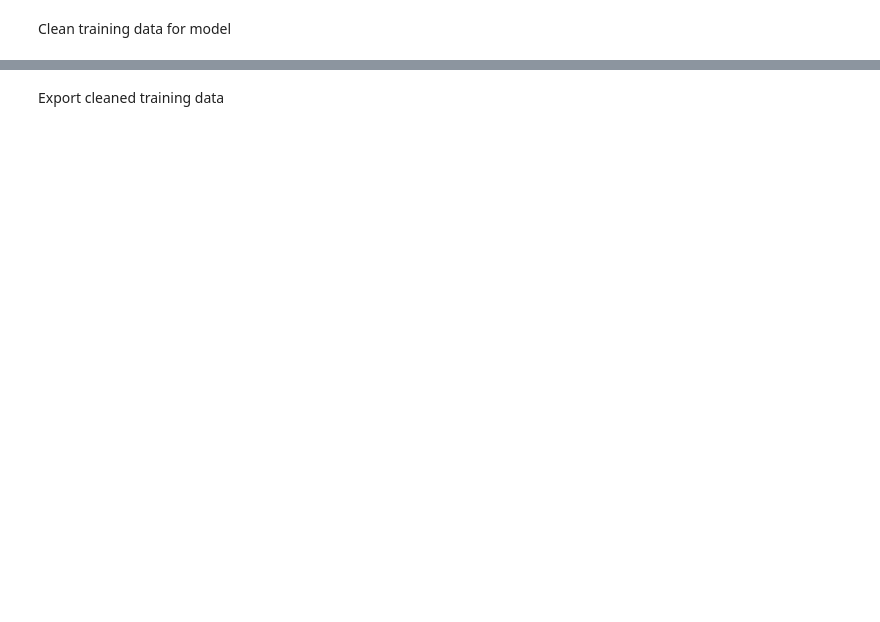
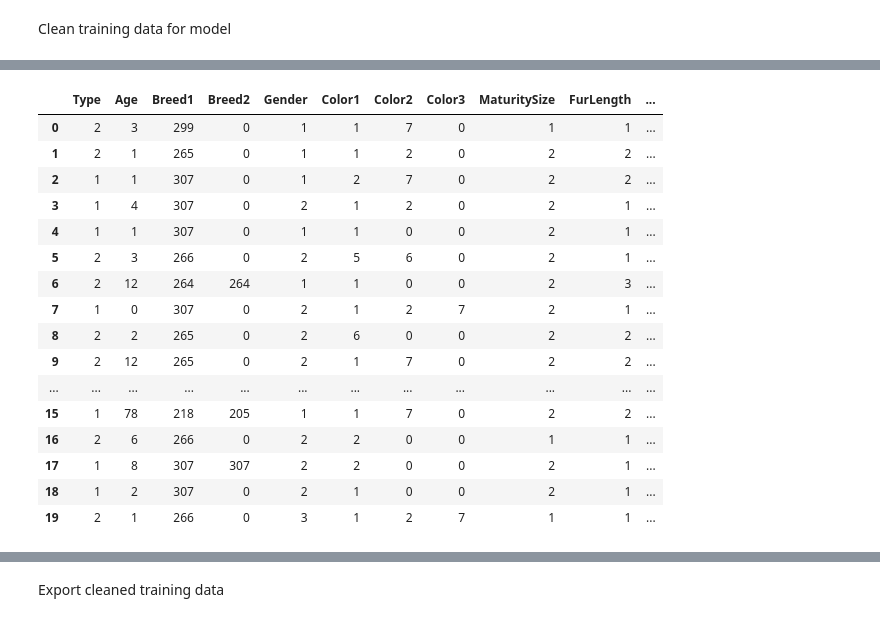
Before and after one commit to trosie3/UofODataViz_Final_Project, a Jupyter notebook: training_data_cleaning.ipynb, the cells around one changed output, grey strips where cells are left out. Cells and saved outputs as stored; diff of their text form; code cells hidden in the pictures; blank space fills up the shorter version.

```diff
--- a/training_data_cleaning.ipynb
+++ b/training_data_cleaning.ipynb
@@ -19,0 +187,3 @@ Clean training data for model
+# %%
+#drop nulls in descripion since only a few rows of data will be lost (12)
+pet_df.dropna(inplace=True)
@@ -19,0 +227,3 @@ Clean training data for model
+# %%
+quant_counts = pet_df['Quantity'].value_counts()
+quant_counts
@@ -19,0 +261,10 @@ Clean training data for model
+# %%
+# Determine which values to replace if counts are less than ...?
+replace_quant = list(quant_counts[quant_counts < 200].index)
+
+# Replace in dataframe
+for quant in replace_quant:
+    pet_df.Quantity = pet_df.Quantity.replace(replace_quant,6)
+
+# Check to make sure binning was successful
+pet_df.Quantity.value_counts()
@@ -19,0 +304,27 @@ Clean training data for model
+# %%
+# Create the bins in which Data will be held
+bins = [-1, 0, 50, 100, 150, 200, 5000]
+
+# Create the names for the bins
+group_names = [0, 1, 2, 3, 4, 5]
+# %%
+pet_df["Fee_bins"] = pd.cut(pet_df["Fee"], bins, labels=group_names)
+pet_df.head(20)
+# %% [output]
+|  | Type | Age | Breed1 | Breed2 | Gender | Color1 | Color2 | Color3 | MaturitySize | FurLength | ... |
+| 0 | 2 | 3 | 299 | 0 | 1 | 1 | 7 | 0 | 1 | 1 | ... |
+| 1 | 2 | 1 | 265 | 0 | 1 | 1 | 2 | 0 | 2 | 2 | ... |
+| 2 | 1 | 1 | 307 | 0 | 1 | 2 | 7 | 0 | 2 | 2 | ... |
+| 3 | 1 | 4 | 307 | 0 | 2 | 1 | 2 | 0 | 2 | 1 | ... |
+| 4 | 1 | 1 | 307 | 0 | 1 | 1 | 0 | 0 | 2 | 1 | ... |
+| 5 | 2 | 3 | 266 | 0 | 2 | 5 | 6 | 0 | 2 | 1 | ... |
+| 6 | 2 | 12 | 264 | 264 | 1 | 1 | 0 | 0 | 2 | 3 | ... |
+| 7 | 1 | 0 | 307 | 0 | 2 | 1 | 2 | 7 | 2 | 1 | ... |
+| 8 | 2 | 2 | 265 | 0 | 2 | 6 | 0 | 0 | 2 | 2 | ... |
+| 9 | 2 | 12 | 265 | 0 | 2 | 1 | 7 | 0 | 2 | 2 | ... |
+| ... | ... | ... | ... | ... | ... | ... | ... | ... | ... | ... | ... |
+| 15 | 1 | 78 | 218 | 205 | 1 | 1 | 7 | 0 | 2 | 2 | ... |
+| 16 | 2 | 6 | 266 | 0 | 2 | 2 | 0 | 0 | 1 | 1 | ... |
+| 17 | 1 | 8 | 307 | 307 | 2 | 2 | 0 | 0 | 2 | 1 | ... |
+| 18 | 1 | 2 | 307 | 0 | 2 | 1 | 0 | 0 | 2 | 1 | ... |
+| 19 | 2 | 1 | 266 | 0 | 3 | 1 | 2 | 7 | 1 | 1 | ... |
```
Also changed, not shown: parts of 49 cells of this notebook.
